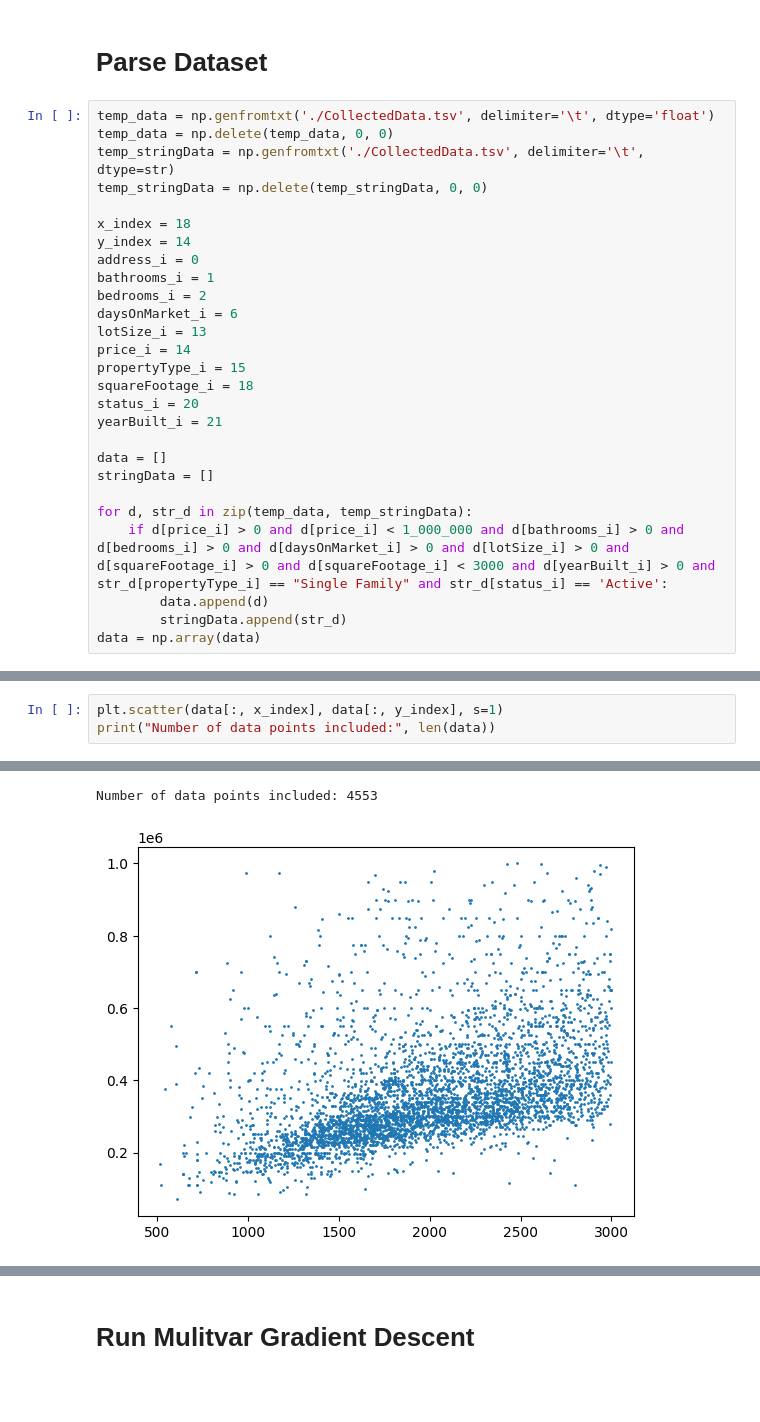
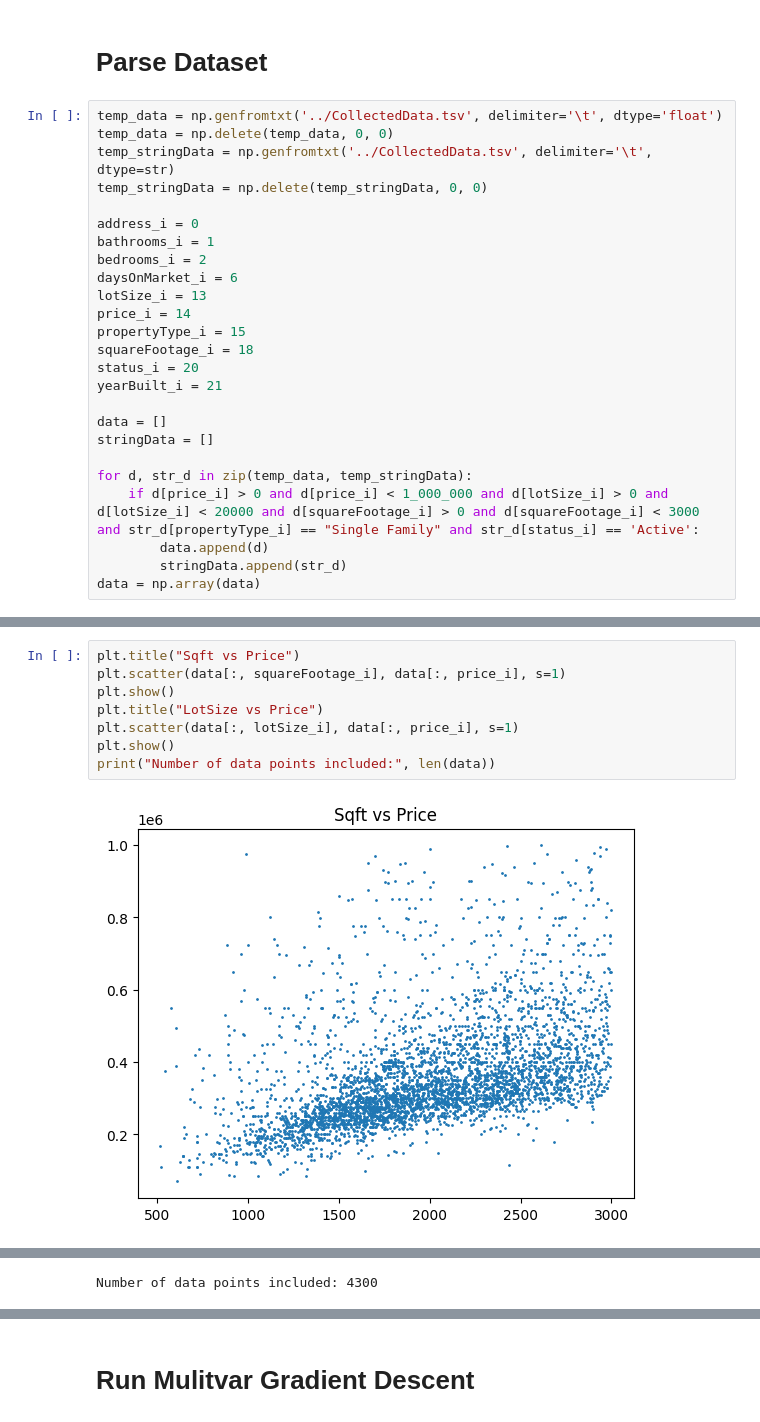
Before and after one commit to tugonbob/Stanford-CS229-Andrew-Ng, a Jupyter notebook: 1 - Supervised Learning/1.1 - LinearRegression.ipynb, the cells around one changed output, grey strips where cells are left out. Drawn from its saved outputs; the diff is of its cells as text; blank space fills up the shorter version.

```diff
--- a/1 - Supervised Learning/1.1 - LinearRegression.ipynb
+++ b/1 - Supervised Learning/1.1 - LinearRegression.ipynb
@@ -11,13 +11,11 @@ import pandas as pd
 # %% [markdown]
 # Parse Dataset
 # %%
-temp_data = np.genfromtxt('./CollectedData.tsv', delimiter='\t', dtype='float')
+temp_data = np.genfromtxt('../CollectedData.tsv', delimiter='\t', dtype='float')
 temp_data = np.delete(temp_data, 0, 0)
-temp_stringData = np.genfromtxt('./CollectedData.tsv', delimiter='\t', dtype=str)
+temp_stringData = np.genfromtxt('../CollectedData.tsv', delimiter='\t', dtype=str)
 temp_stringData = np.delete(temp_stringData, 0, 0)
 
-x_index = 18
-y_index = 14
 address_i = 0
 bathrooms_i = 1
 bedrooms_i = 2
@@ -33,7 +31,7 @@ data = []
 stringData = []
 
 for d, str_d in zip(temp_data, temp_stringData):
-    if d[price_i] > 0 and d[price_i] < 1_000_000 and d[bathrooms_i] > 0 and d[bedrooms_i] > 0 and d[daysOnMarket_i] > 0 and d[lotSize_i] > 0 and d[squareFootage_i] > 0 and d[squareFootage_i] < 3000 and d[yearBuilt_i] > 0 and str_d[propertyType_i] == "Single Family" and str_d[status_i] == 'Active':
+    if d[price_i] > 0 and d[price_i] < 1_000_000 and d[lotSize_i] > 0 and d[lotSize_i] < 20000 and d[squareFootage_i] > 0 and d[squareFootage_i] < 3000 and str_d[propertyType_i] == "Single Family" and str_d[status_i] == 'Active':
         data.append(d)
         stringData.append(str_d)
 data = np.array(data)
@@ -42,4 +40,10 @@ data = np.array(data)
 # %%
-plt.scatter(data[:, x_index], data[:, y_index], s=1)
+plt.title("Sqft vs Price")
+plt.scatter(data[:, squareFootage_i], data[:, price_i], s=1)
+plt.show()
+plt.title("LotSize vs Price")
+plt.scatter(data[:, lotSize_i], data[:, price_i], s=1)
+plt.show()
 print("Number of data points included:", len(data))
 # %% [output]
+[figure, new version]
@@ -46,2 +51 @@ print("Number of data points included:", len(data))
-Number of data points included: 4553
+Number of data points included: 4300
-[figure, old version]
```
Also changed, not shown: parts of 8 cells of this notebook.
